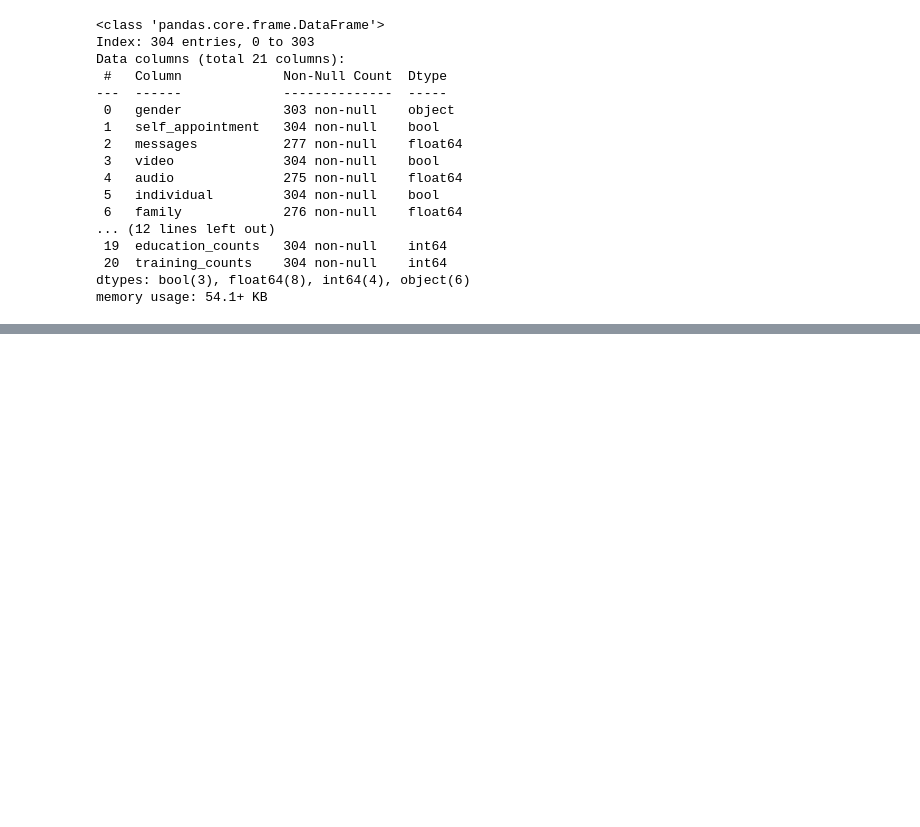
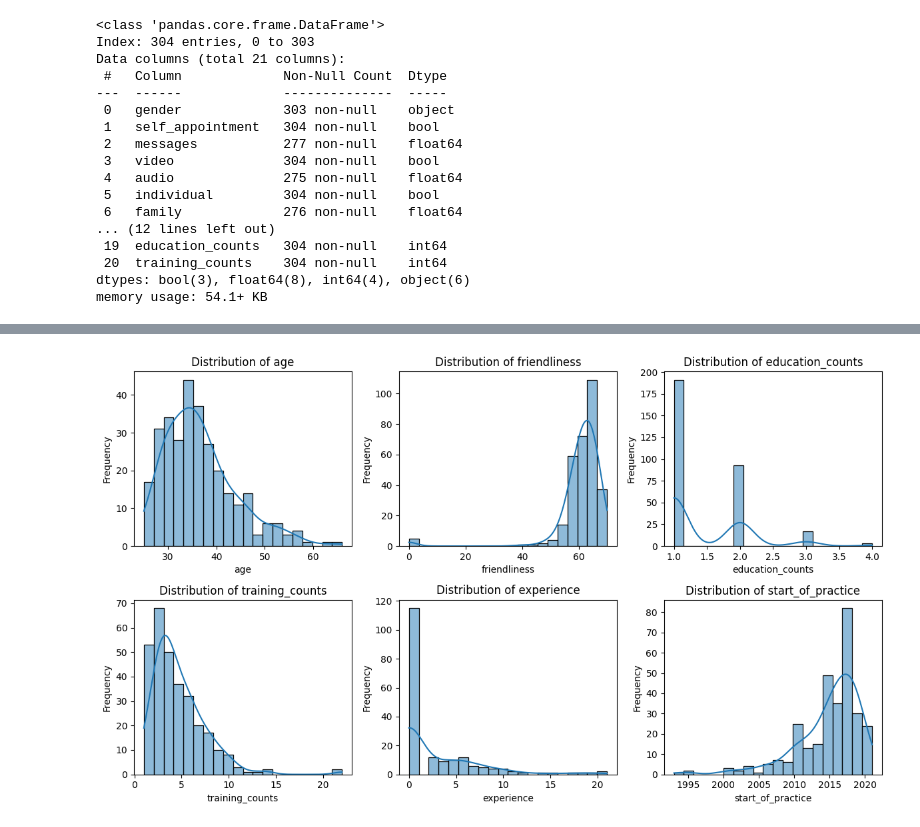
Before and after one commit to shchitaev/psychologist_profile_analysis, a Jupyter notebook: youtalk/youtalk_eda.ipynb, the cells around one changed output, grey strips where cells are left out. Saved outputs shown, nothing was run; the diff lists cells and outputs as text; code cells hidden in the pictures; blank space fills up the shorter version.

Commit message:
update youtalk

```diff
--- a/youtalk/youtalk_eda.ipynb
+++ b/youtalk/youtalk_eda.ipynb
@@ -48,0 +85,18 @@ memory usage: 54.1+ KB
+# %%
+# Выбираем некоторые признаки для оценки распределения. Смотрим гистограмму.
+numeric_features = ['age', 'friendliness', 'education_counts', 'training_counts', 'experience', 'start_of_practice']
+
+fig, axes = plt.subplots(2, 3, figsize=(12, 7))
+axes = axes.ravel()
+
+for i, feature in enumerate(numeric_features):
+    sns.histplot(data=df, x=feature, kde=True, bins=20, ax=axes[i])
+    axes[i].set_title(f'Distribution of {feature}')
+    axes[i].set_xlabel(feature)
+    axes[i].set_ylabel('Frequency')
+
+plt.tight_layout()
+plt.savefig('youtalk_distribution_plots.png')
+plt.show()
+# %% [output]
+[figure, added]
```
Also changed, not shown: parts of 7 cells of this notebook, 4 other files.
